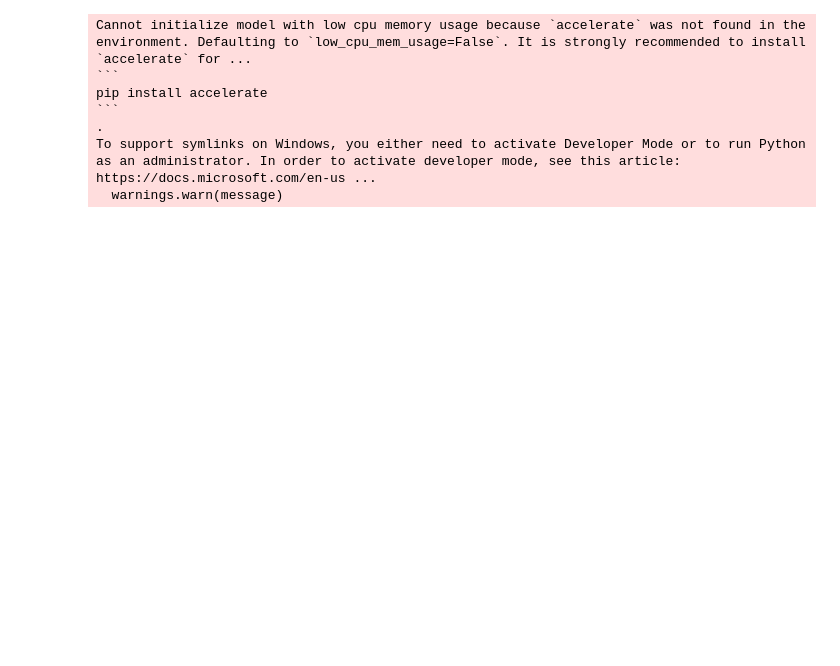
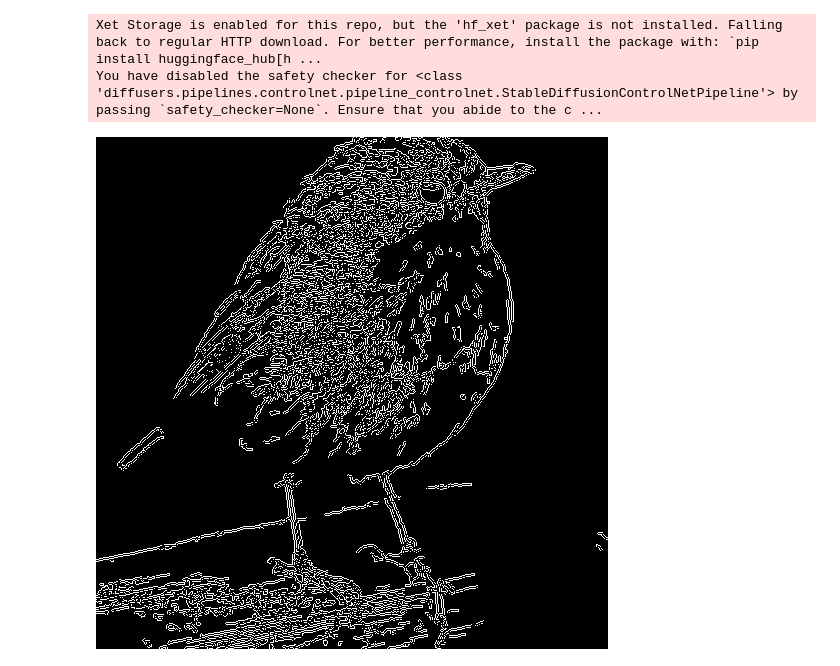
Before and after one commit to SteMor1/multimodal-sketch2img, a Jupyter notebook: ControlNet-Test/ExperimentsWithControlNet.ipynb, the cells around one changed output. Drawn from its saved outputs; the diff is of its cells as text; code cells hidden in the pictures; blank space fills up the shorter version.

Commit message:
Test script for ControlNet

````diff
--- a/ControlNet-Test/ExperimentsWithControlNet.ipynb
+++ b/ControlNet-Test/ExperimentsWithControlNet.ipynb
@@ -9,45 +10,27 @@ from diffusers import FluxControlNetPipeline, FluxControlNetModel
 # %%
+controlnet = ControlNetModel.from_pretrained(
+    "lllyasviel/sd-controlnet-scribble",
+    torch_dtype=torch.float16
+).to("cuda")
 
-original_image = load_image(
-    "https://huggingface.co/datasets/huggingface/documentation-images/resolve/main/diffusers/non-enhanced-prompt.png"
-)
-
-image = np.array(original_image)
-
-low_threshold = 100
-high_threshold = 200
-
-image = cv2.Canny(image, low_threshold, high_threshold)
-image = image[:, :, None]
-image = np.concatenate([image, image, image], axis=2)
-canny_image = Image.fromarray(image)
+pipe = StableDiffusionControlNetPipeline.from_pretrained(
+    "runwayml/stable-diffusion-v1-5",
+    controlnet=controlnet,
+    safety_checker=None,
+    torch_dtype=torch.float16
+).to("cuda")
+# %% [output]
+Xet Storage is enabled for this repo, but the 'hf_xet' package is not installed. Falling back to regular HTTP download. For better performance, install the package with: `pip install huggingface_hub[h ...
+You have disabled the safety checker for <class 'diffusers.pipelines.controlnet.pipeline_controlnet.StableDiffusionControlNetPipeline'> by passing `safety_checker=None`. Ensure that you abide to the c ...
 # %%
-
-
-controlnet = FluxControlNetModel.from_pretrained(
-    "InstantX/FLUX.1-dev-Controlnet-Canny", torch_dtype=torch.bfloat16
-)
-pipeline = FluxControlNetPipeline.from_pretrained(
-    "black-forest-labs/FLUX.1-dev", controlnet=controlnet, torch_dtype=torch.bfloat16
-)#.to("cuda")
-
-prompt = """
-A photorealistic overhead image of a cat reclining sideways in a flamingo pool floatie holding a margarita.
-The cat is floating leisurely in the pool and completely relaxed and happy.
-"""
-
-pipeline(
-    prompt,
-    control_image=canny_image,
-    controlnet_conditioning_scale=0.5,
-    num_inference_steps=50,
-    guidance_scale=3.5,
-).images[0]
+def load_sketch(path):
+    img = cv2.imread(path)
+    img = cv2.cvtColor(img, cv2.COLOR_BGR2GRAY)
+    img = cv2.resize(img, (512, 512))
+    img = cv2.Canny(img, 250 ,250)
+    img = Image.fromarray(img)
+    return img
-# %% [output]
-Cannot initialize model with low cpu memory usage because `accelerate` was not found in the environment. Defaulting to `low_cpu_mem_usage=False`. It is strongly recommended to install `accelerate` for ...
-```
-pip install accelerate
-```
-.
-To support symlinks on Windows, you either need to activate Developer Mode or to run Python as an administrator. In order to activate developer mode, see this article: https://docs.microsoft.com/en-us ...
-  warnings.warn(message)
+# %%
+load_sketch("control_bird_canny.png")
+# %% [output]
+[figure, added]
````
Also changed, not shown: parts of 4 cells of this notebook, 2 other files.
